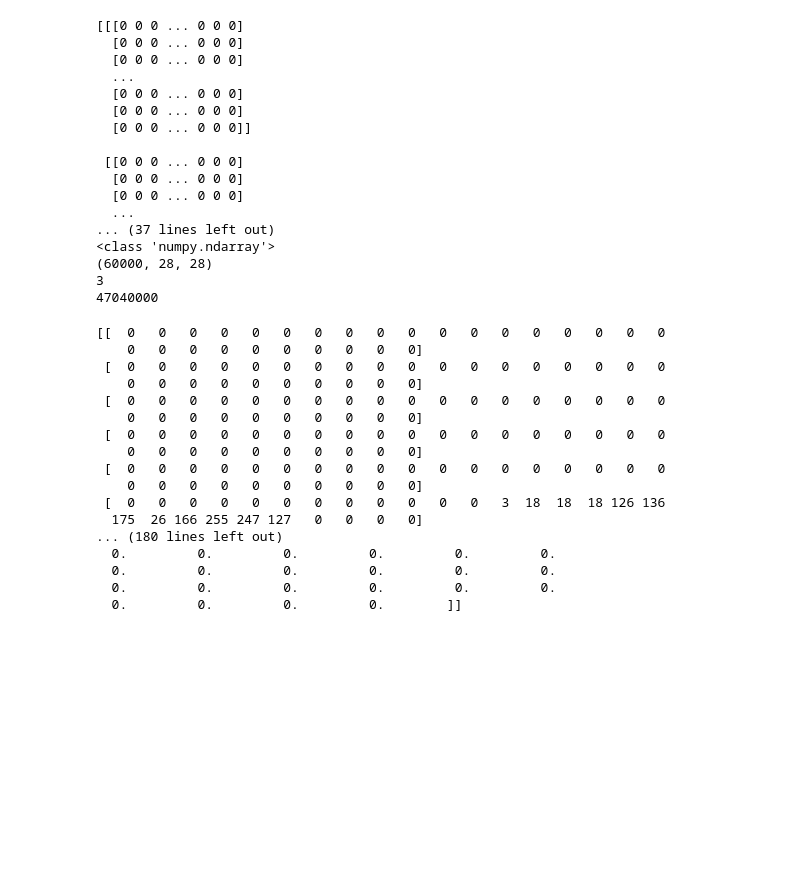
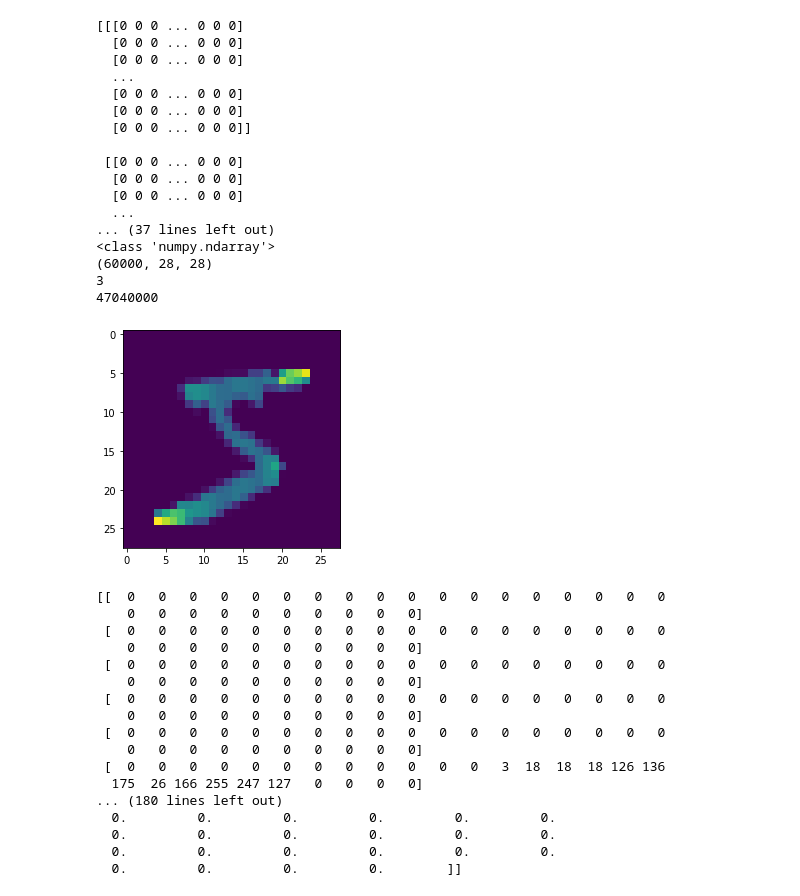
Before and after one commit to ulrikSebastienR/Colab-python-diaries, a Jupyter notebook: sentdex_deep_learning1.ipynb, the cells around one changed output. Cells and saved outputs as stored; diff of their text form; code cells hidden in the pictures; blank space fills up the shorter version.

```diff
--- a/sentdex_deep_learning1.ipynb
+++ b/sentdex_deep_learning1.ipynb
@@ -56,6 +56,11 @@ print(x_train.size)
 47040000
 # %%
 import matplotlib.pyplot as plt
+# %%
+plt.imshow(x_train[0])
+plt.show()
+# %% [output]
+[figure, added]
 # %%
 print(x_train[0])
 x_train = tf.keras.utils.normalize(x_train, axis = 1)
```
Also changed, not shown: parts of 7 cells of this notebook.
